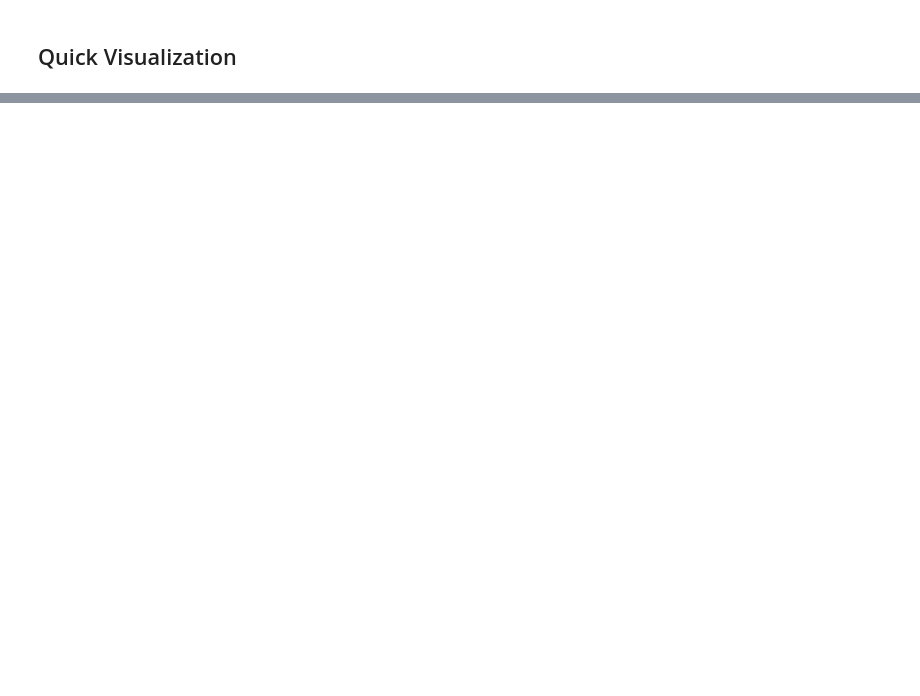
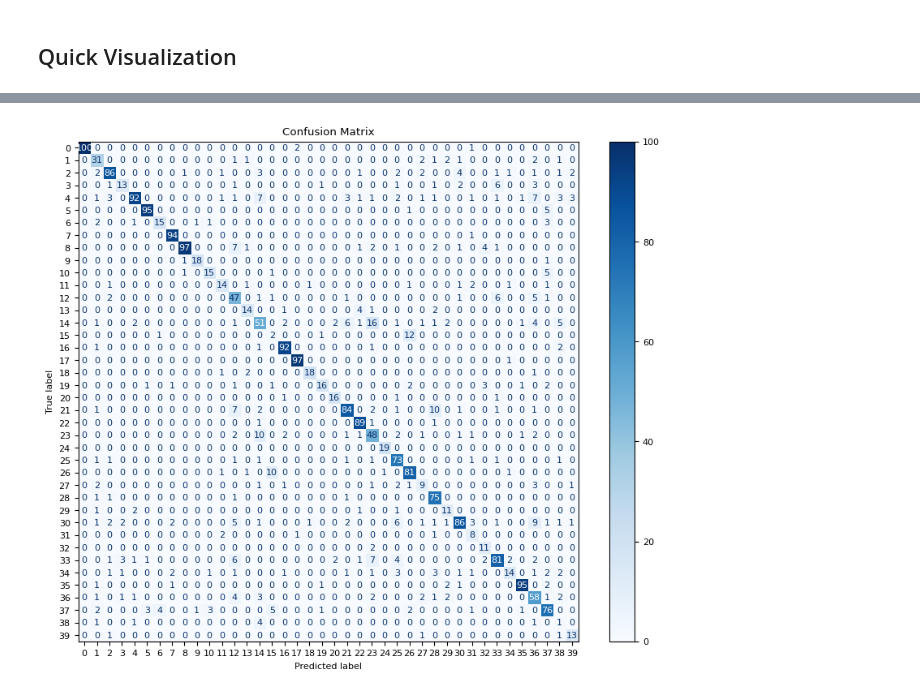
Before and after one commit to DavidClaszen/pointcloud-bench, a Jupyter notebook: colab/PCT-eval.ipynb, the cells around one changed output, grey strips where cells are left out. Cells and saved outputs as stored; diff of their text form; code cells hidden in the pictures; blank space fills up the shorter version.

```diff
--- a/colab/PCT-eval.ipynb
+++ b/colab/PCT-eval.ipynb
@@ -66,5 +118,5 @@ y_true_pct, y_pred_pct = get_predictions(cfg)
 # %%
-# Predictions/ground truth for PAPNet Style data
+# Trained on PAPNet data, tested on same
 
 with initialize_config_dir(config_dir=config_dir, version_base="1.2"):
     cfg = compose(
@@ -77,4 +129,4 @@ with initialize_config_dir(config_dir=config_dir, version_base="1.2"):
     )
 
 OmegaConf.set_struct(cfg, False)
-y_true_partial, y_pred_partial = get_predictions(cfg)
+y_true_02, y_pred_02 = get_predictions(cfg)
@@ -108,0 +213,11 @@ plt.show()
+# %%
+fig, ax = plt.subplots(figsize=(10, 8))
+plt.rcParams.update({'font.size': 8})
+
+cm = confusion_matrix(y_pred_02, y_true_02)
+disp = ConfusionMatrixDisplay(confusion_matrix=cm)
+disp.plot(cmap=plt.cm.Blues, ax=ax)
+plt.title("Confusion Matrix")
+plt.show()
+# %% [output]
+[figure, added]
```
Also changed, not shown: parts of 16 cells of this notebook.
